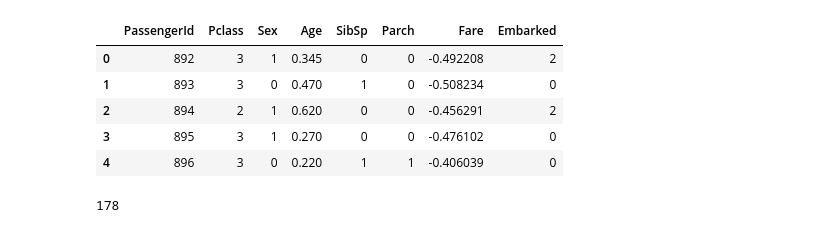
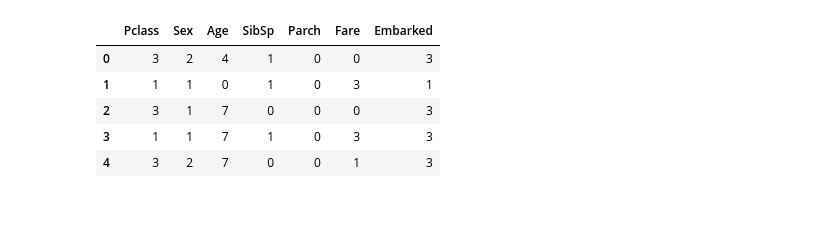
Before and after one commit to find-happiness/tensorflow-kaggle, a Jupyter notebook: titanic/titanic_v2.ipynb, the cells around one changed output. Cells and saved outputs as stored; diff of their text form; code cells hidden in the pictures.

```diff
--- a/titanic/titanic_v2.ipynb
+++ b/titanic/titanic_v2.ipynb
@@ -158,0 +181,5 @@ data.head()
+# %%
+age_bin = [-1,0,5,12,18,25,35,60,120]
+group_names = ['Unknown', 'Baby', 'Child', 'Teenager', 'Student', 'Young Adult', 'Adult', 'Senior']
+age_cat = pd.cut(data['Age'],bins=age_bin,labels=group_names)
+data['Age'] = age_cat.cat.codes
@@ -159,17 +195,17 @@ data.head()
+# %%
+fare_bin = (-1, 0, 8, 15, 31, 1000)
+group_names = ['Unknown', '1_quartile', '2_quartile', '3_quartile', '4_quartile']
+fare_cat = pd.cut(data['Fare'],bins=fare_bin,labels=group_names)
+data['Fare'] = fare_cat.cat.codes
+data.head()
+# %% [output]
+|  | Pclass | Sex | Age | SibSp | Parch | Fare | Embarked |
+| 0 | 3 | 2 | 4 | 1 | 0 | 0 | 3 |
+| 1 | 1 | 1 | 0 | 1 | 0 | 3 | 1 |
+| 2 | 3 | 1 | 7 | 0 | 0 | 0 | 3 |
+| 3 | 1 | 1 | 7 | 1 | 0 | 3 | 3 |
+| 4 | 3 | 2 | 7 | 0 | 0 | 1 | 3 |
 # %%
-train = data.iloc[0:891]
-train.tail()
-eval = data.iloc[891:]
-eval.head()
+x_train = data.iloc[0:891]
+x_val = data.iloc[891:]
+x_train,x_test,y_train,y_test = splitData(x_train,y_train,0.2)
-# %% [output]
-|  | PassengerId | Pclass | Sex | Age | SibSp | Parch | Fare | Embarked |
-| 0 | 892 | 3 | 1 | 0.345 | 0 | 0 | -0.492208 | 2 |
-| 1 | 893 | 3 | 0 | 0.470 | 1 | 0 | -0.508234 | 0 |
-| 2 | 894 | 2 | 1 | 0.620 | 0 | 0 | -0.456291 | 2 |
-| 3 | 895 | 3 | 1 | 0.270 | 0 | 0 | -0.476102 | 0 |
-| 4 | 896 | 3 | 0 | 0.220 | 1 | 1 | -0.406039 | 0 |
-# %%
-p =int( train.shape[0]*0.2)
-p
-# %% [output]
-178
```
Also changed, not shown: parts of 38 cells of this notebook.
